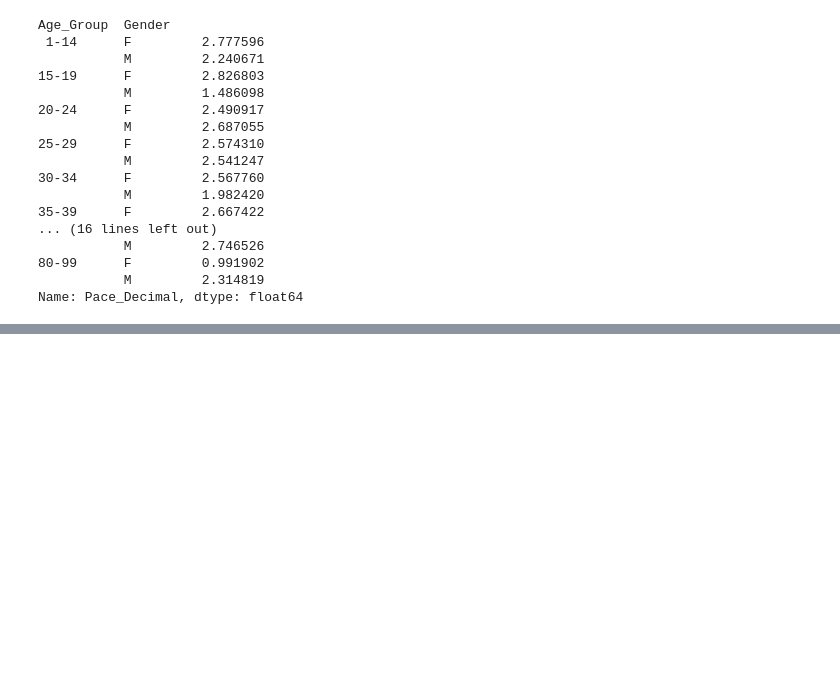
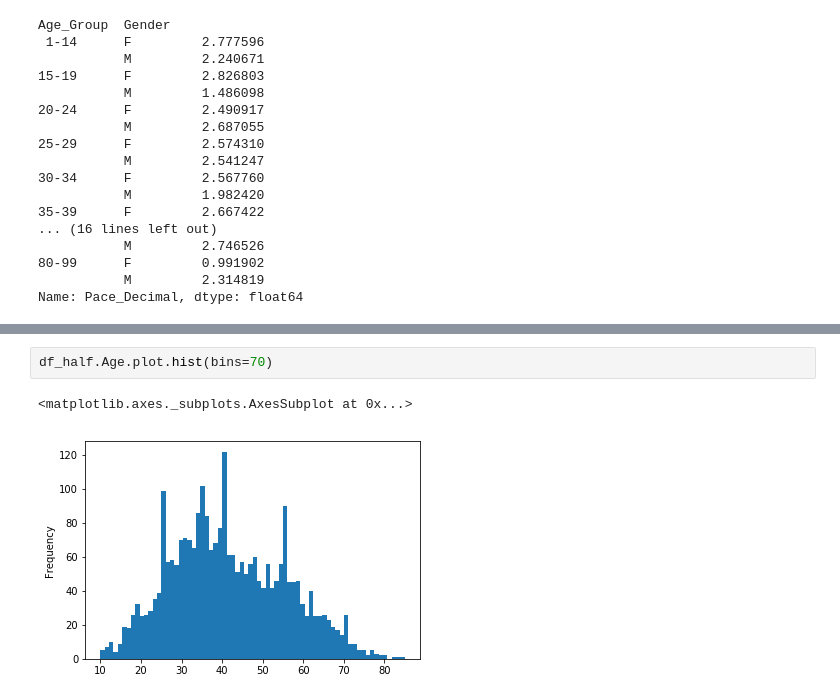
Before and after one commit to 4one4/2018-Missoula-Marathon, a Jupyter notebook: 2018 Missoula Marathon EDA.ipynb, the cells around one changed output, grey strips where cells are left out. Saved outputs shown, nothing was run; the diff lists cells and outputs as text; blank space fills up the shorter version.

```diff
--- a/2018 Missoula Marathon EDA.ipynb
+++ b/2018 Missoula Marathon EDA.ipynb
@@ -496,0 +487,5 @@ Name: Pace_Decimal, dtype: float64
+# %%
+df_half.Age.plot.hist(bins=70)
+# %% [output]
+<matplotlib.axes._subplots.AxesSubplot at 0x...>
+[figure, added]
```
Also changed, not shown: parts of 7 cells of this notebook.
